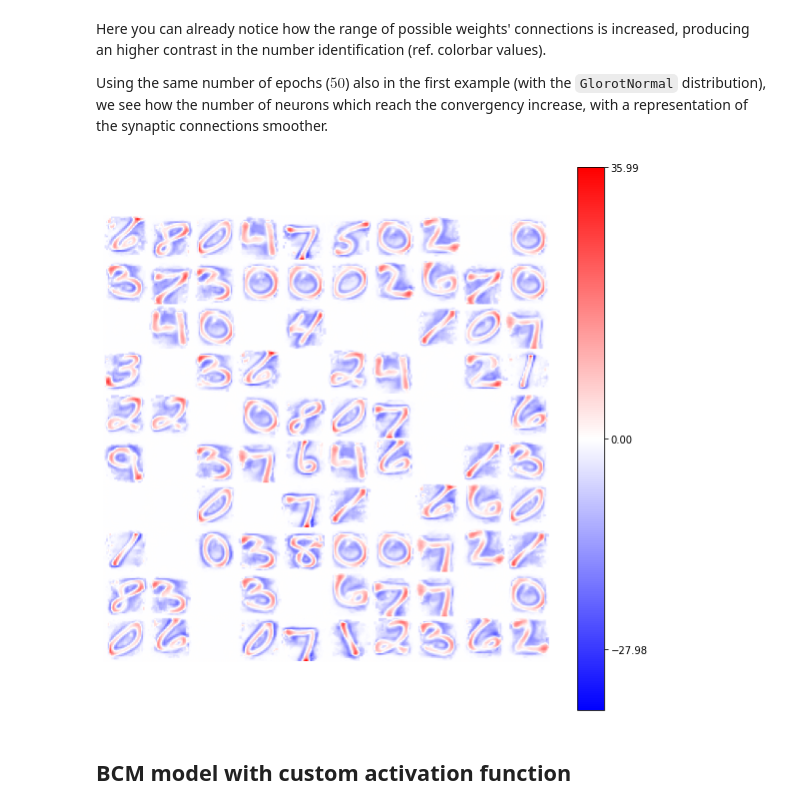
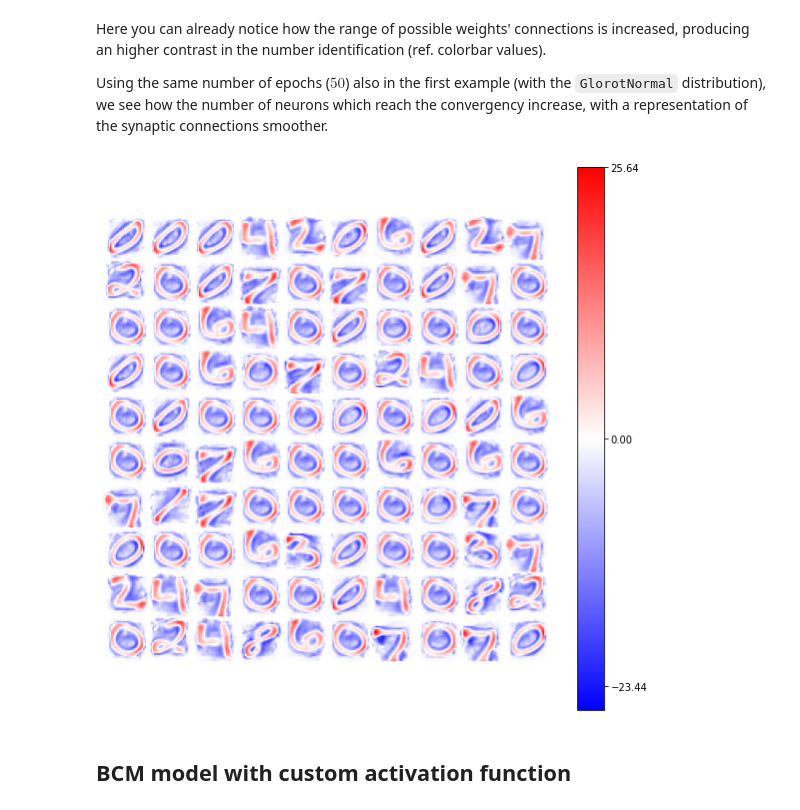
Before and after one commit to Nico-Curti/plasticity, a Jupyter notebook: docs/source/examples/classification_and_inpainting.ipynb, the cells around one changed output. Cells and saved outputs as stored; diff of their text form; code cells hidden in the pictures.

```diff
--- a/docs/source/examples/classification_and_inpainting.ipynb
+++ b/docs/source/examples/classification_and_inpainting.ipynb
@@ -44,10 +44,9 @@ We would like to stress that the model performances depend by the right configur
 For simplicity, in the current example we will use just $10$ epochs for the model training, showing how the model is able to reach good results (in this simple case!) with just few training steps.
 # %%
 from plasticity.model import BCM
-from plasticity.model.optimizer import Adam
-from plasticity.model.weights import GlorotNormal
+from plasticity.model.optimizer import SGD, Adam
+from plasticity.model.weights import Normal, GlorotNormal
 
 model = BCM(outputs=100, num_epochs=10, batch_size=1000, activation='relu',
             optimizer=Adam(learning_rate=4e-2), weights_init=GlorotNormal(),
-            interaction_strength=-0.25, verbose=False)
-model.fit(X)
+            interaction_strength=0., verbose=False)
@@ -74,11 +78,9 @@ We can try using a different distribution and see how this result can be affecte
 
 In the following example we use the default Normal distribution, i.e a Gaussian with $\mu=0$ and $\sigma=1$ (we enlarge the standard deviation of our initial weights), keeping fixed all the other parameters.
 # %%
-from plasticity.model.weights import Normal
-
 model = BCM(outputs=100, num_epochs=10, batch_size=1000, activation='relu',
             optimizer=Adam(learning_rate=4e-2), weights_init=Normal(mu=0., std=1.),
-            interaction_strength=-0.25, verbose=False)
+            interaction_strength=0., verbose=False)
 model.fit(X)
 view_weights (model.weights, dims=(28, 28))
 # %% [output]
@@ -98,7 +100,7 @@ from plasticity.model.weights import Normal
 
 model = BCM(outputs=100, num_epochs=50, batch_size=1000, activation='relu',
             optimizer=Adam(learning_rate=4e-2), weights_init=Normal(mu=0., std=2.5),
-            interaction_strength=-0.25, verbose=False)
+            interaction_strength=0., verbose=False)
 model.fit(X)
 view_weights (model.weights, dims=(28, 28))
 # %% [output]
@@ -110,11 +112,11 @@ Using the same number of epochs ($50$) also in the first example (with the `Glor
 # %%
 model = BCM(outputs=100, num_epochs=50, batch_size=1000, activation='relu',
             optimizer=Adam(learning_rate=4e-2), weights_init=GlorotNormal(),
-            interaction_strength=-0.25, verbose=False)
+            interaction_strength=0., verbose=False)
 model.fit(X)
 view_weights (model.weights, dims=(28, 28))
 # %% [output]
-[figure, old version]
+[figure, new version]
 # %% [markdown]
 ## BCM model with custom activation function
 # %% [markdown]
```
Also changed, not shown: parts of 24 cells of this notebook, 34 other files.
